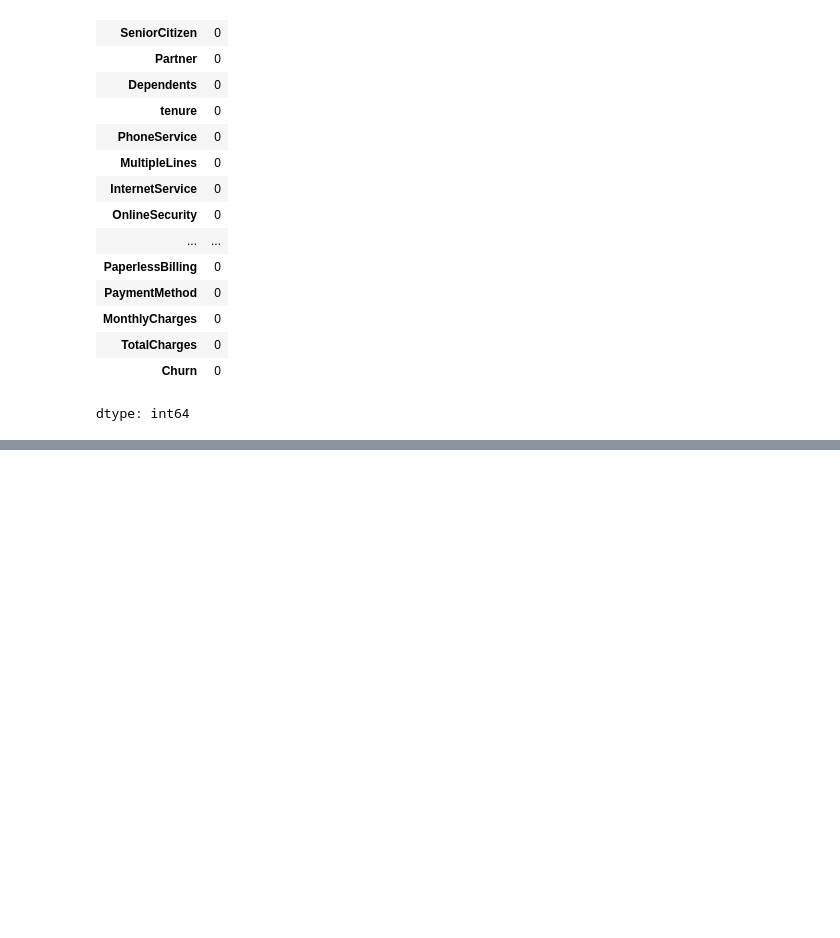
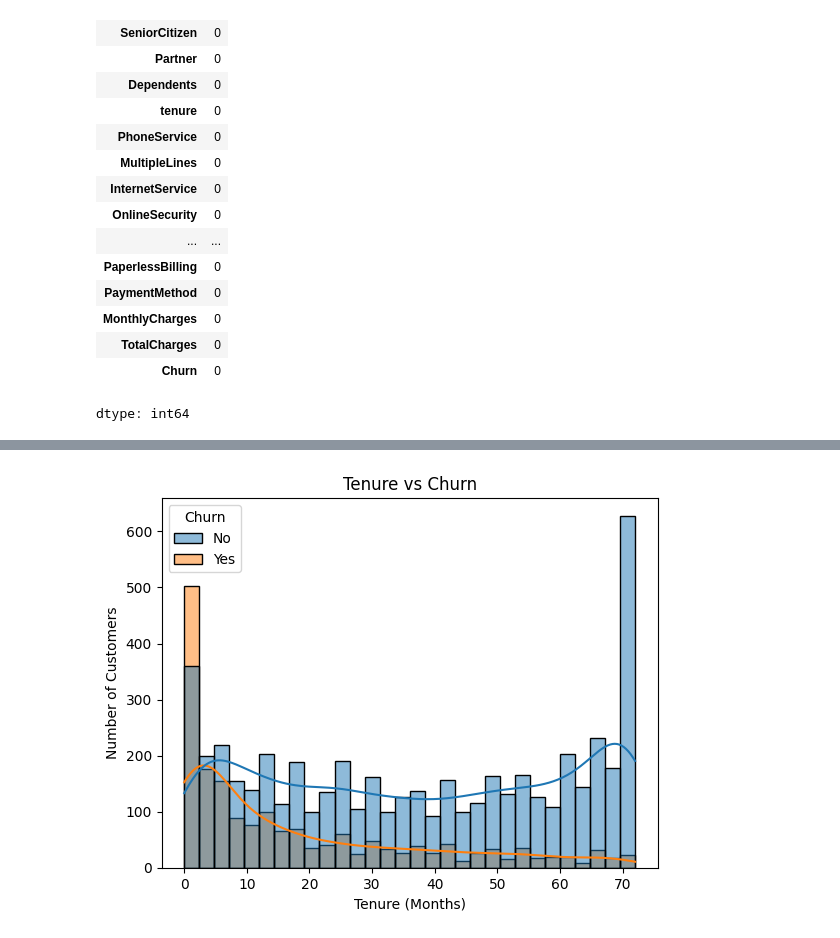
Before and after one commit to visharaaa/Telco-Churn-ML, a Jupyter notebook: Telco_Churn_ML.ipynb, the cells around one changed output, grey strips where cells are left out. Saved outputs shown, nothing was run; the diff lists cells and outputs as text; code cells hidden in the pictures; blank space fills up the shorter version.

```diff
--- a/Telco_Churn_ML.ipynb
+++ b/Telco_Churn_ML.ipynb
@@ -98,0 +108,8 @@ dtype: int64
+# %%
+sns.histplot(data=df, x ="tenure", hue="Churn", bins=30, kde=True)
+plt.title("Tenure vs Churn")
+plt.xlabel("Tenure (Months)")
+plt.ylabel("Number of Customers")
+plt.show()
+# %% [output]
+[figure, added]
```
Also changed, not shown: parts of 3 cells of this notebook.
